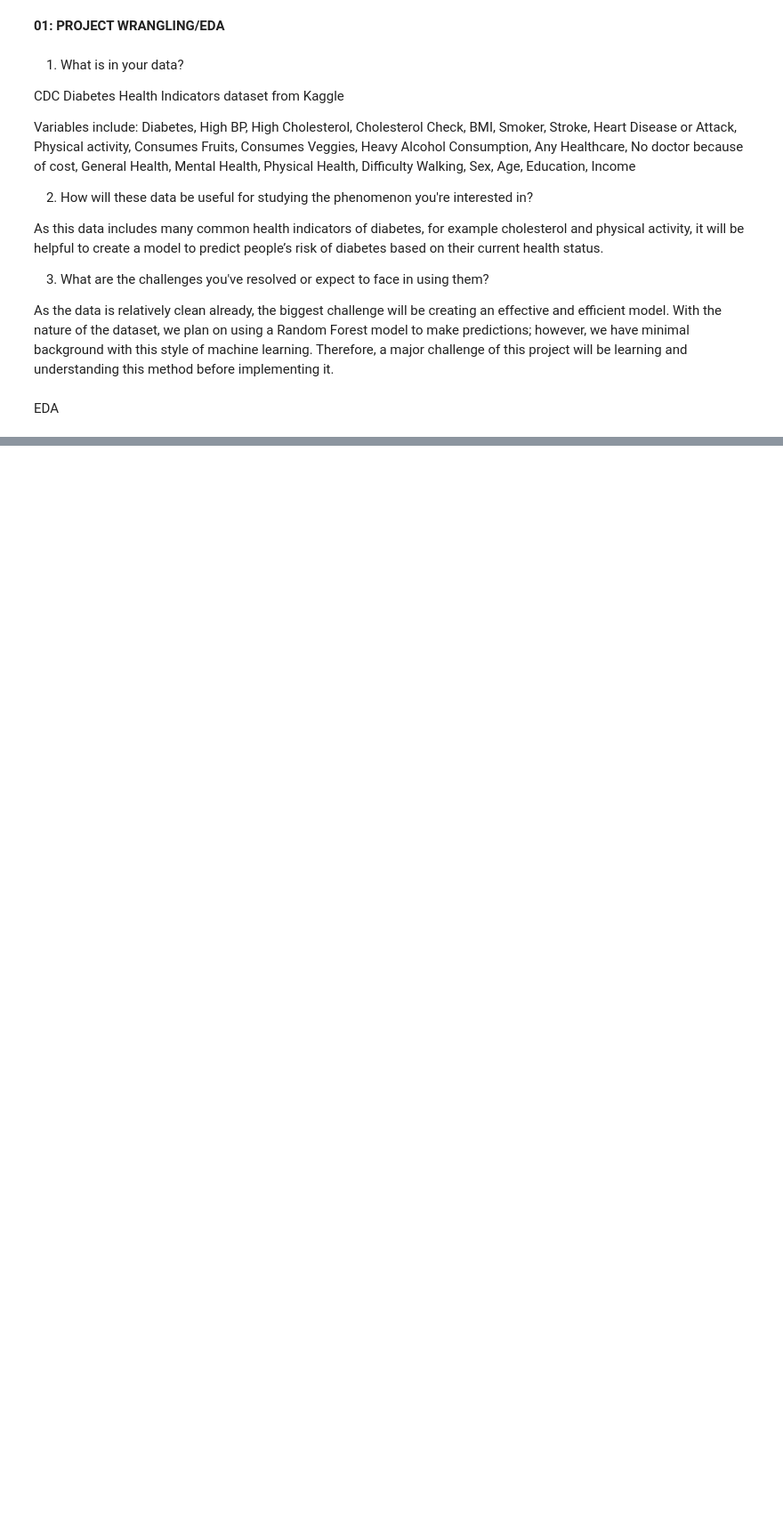
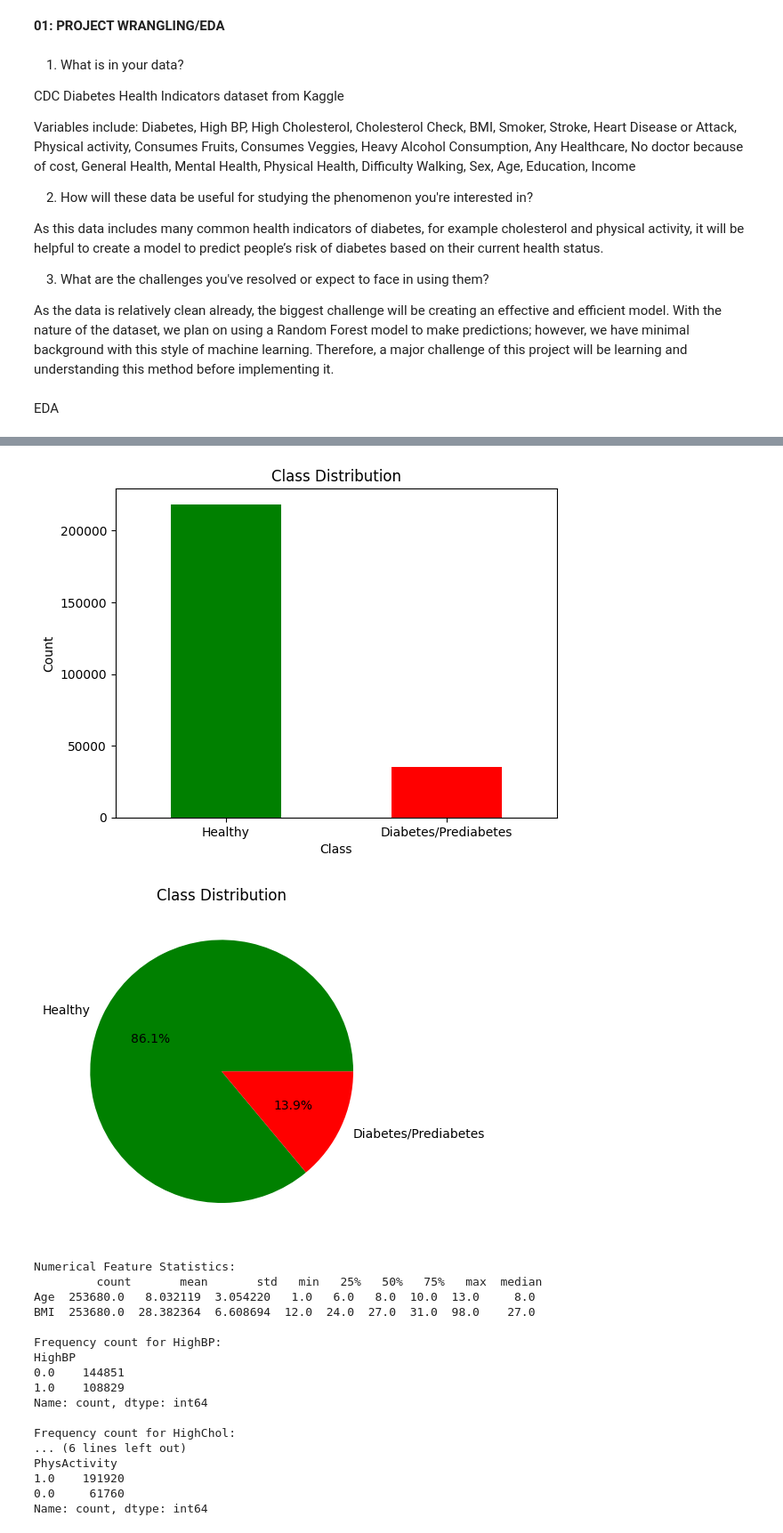
Before and after one commit to ashleynguyen04/DS3001-Project, a Jupyter notebook: projectnotebook.ipynb, the cells around one changed output, grey strips where cells are left out. Shown at 89% size. Saved outputs shown, nothing was run; the diff lists cells and outputs as text; code cells hidden in the pictures; blank space fills up the shorter version.

```diff
--- a/projectnotebook.ipynb
+++ b/projectnotebook.ipynb
@@ -22,49 +54,60 @@ EDA
 # %%
-import pandas as pd
-import seaborn as sns
-import numpy as np
-import matplotlib.pyplot as plt
-
-
-dataset = 'https://raw.githubusercontent.com/ashleynguyen04/DS3001-Project/refs/heads/main/diabetes_binary_health_indicators_BRFSS2015.csv'
-df = pd.read_csv(dataset)
-
-df.head()
-
-# bar and pie chart
-distribution = df['Diabetes_012'].value_counts()
-distribution.plot(kind='bar', color=['green', 'orange', 'red'], title='Class Distribution')
+# Bar and pie chart for class distribution
+distribution = df['Diabetes_binary'].value_counts()
+distribution.plot(kind='bar', color=['green', 'red'], title='Class Distribution')
 plt.xlabel('Class')
 plt.ylabel('Count')
-plt.xticks(ticks=[0, 1, 2], labels=['Healthy', 'Prediabetes', 'Diabetes'], rotation=0)
+plt.xticks(ticks=[0, 1], labels=['Healthy', 'Diabetes/Prediabetes'], rotation=0)
 plt.show()
 
-#pie chart
-distribution.plot(kind='pie', labels=['Healthy', 'Prediabetes', 'Diabetes'], autopct='%1.1f%%',
-                  colors=['green', 'orange', 'red'], title='Class Distribution')
+# Pie chart
+distribution.plot(kind='pie', labels=['Healthy', 'Diabetes/Prediabetes'], autopct='%1.1f%%',
+                  colors=['green', 'red'], title='Class Distribution')
 plt.ylabel('')
 plt.show()
 
+# Define features
 num_features = ['Age', 'BMI']
 cat_features = ['HighBP', 'HighChol', 'PhysActivity']
 
-#numerical summary
+# Numerical summary
 num_summary = df[num_features].describe().T
 num_summary['median'] = df[num_features].median()
 print("Numerical Feature Statistics:\n", num_summary)
 
-# cat frequency counts
+# Categorical frequency counts
 for col in cat_features:
     if col in df.columns:
         print(f"\nFrequency count for {col}:")
         print(df[col].value_counts())
     else:
         print(f"\nWarning: Column '{col}' not found in dataset.")
 
-# histogram/KDE for BMI across diabetes groups
-sns.histplot(data=df, x='BMI', hue='Diabetes_012', kde=True, bins=30, palette=['green', 'orange', 'red'])
+# Histogram/KDE for BMI across diabetes groups
+plt.figure(figsize=(8, 5))
+sns.histplot(data=df, x='BMI', hue='Diabetes_binary', kde=True, bins=30, palette={0: 'green', 1: 'red'}, hue_order=[0, 1])
 plt.title("BMI Distribution by Diabetes Class")
 plt.xlabel("BMI")
 plt.ylabel("Density")
-plt.legend(title="Diabetes Class", labels=['Healthy', 'Prediabetes', 'Diabetes'])
+plt.legend(title="Diabetes Class", labels=['Diabetes/Prediabetes', 'Healthy'])
 plt.show()
+# %% [output]
+[figure, added]
+[figure, added]
+Numerical Feature Statistics:
+         count       mean       std   min   25%   50%   75%   max  median
+Age  253680.0   8.032119  3.054220   1.0   6.0   8.0  10.0  13.0     8.0
+BMI  253680.0  28.382364  6.608694  12.0  24.0  27.0  31.0  98.0    27.0
+
+Frequency count for HighBP:
+HighBP
+0.0    144851
+1.0    108829
+Name: count, dtype: int64
+
+Frequency count for HighChol:
+... (6 lines left out)
+PhysActivity
+1.0    191920
+0.0     61760
+Name: count, dtype: int64
```
Also changed, not shown: parts of 2 cells of this notebook.
